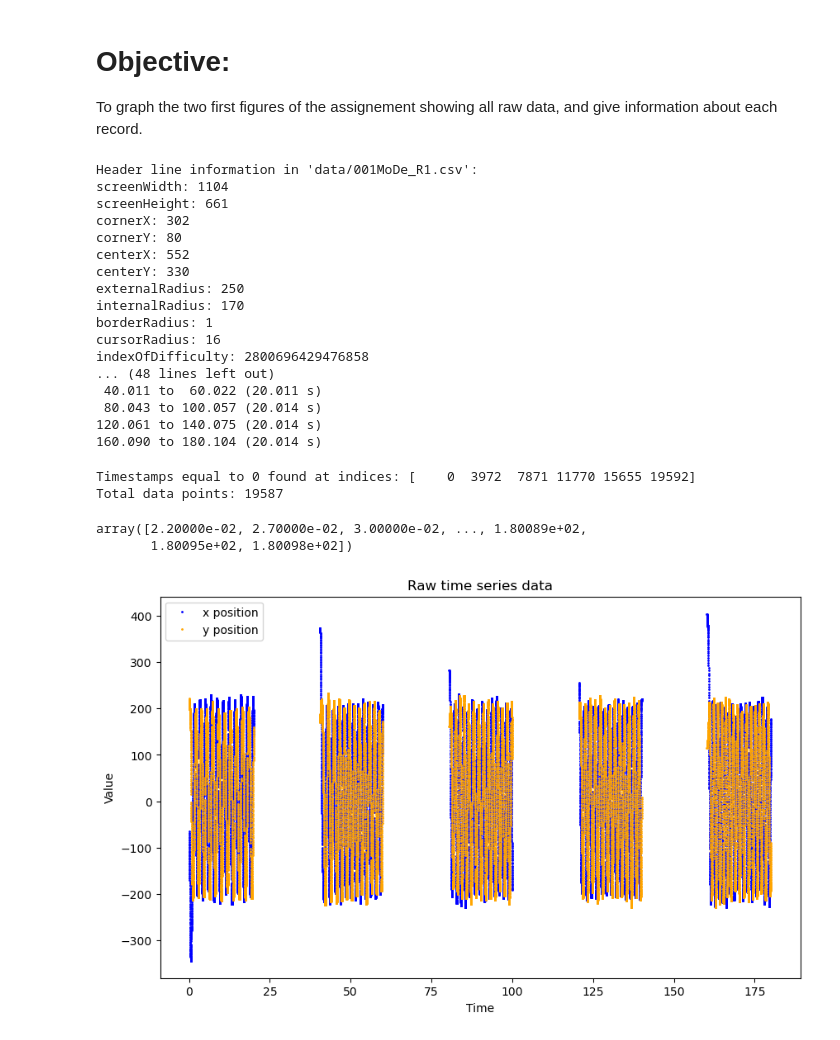
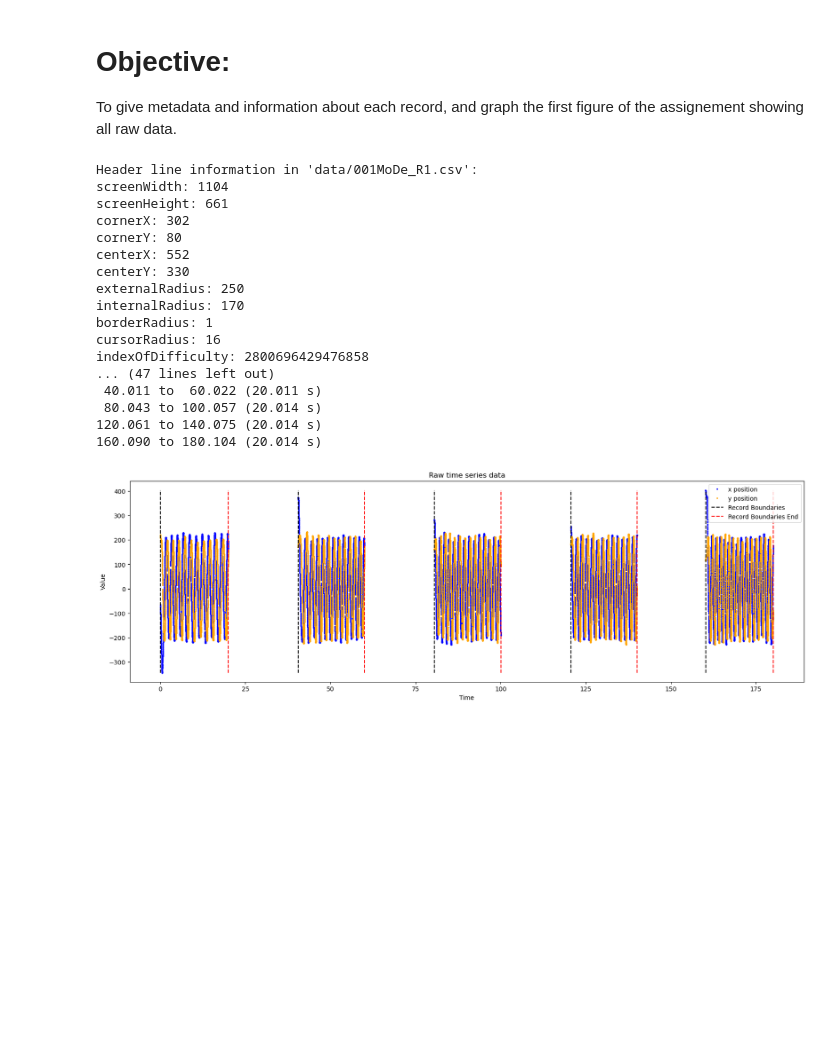
Before and after one commit to JoelSin-student/Circular-task-assignement-Savona-Singer-Virolan, a Jupyter notebook: notebooks/Joël - all data graphs.ipynb, the cells around one changed output. Saved outputs shown, nothing was run; the diff lists cells and outputs as text; code cells hidden in the pictures; blank space fills up the shorter version.

```diff
--- a/notebooks/Joël - all data graphs.ipynb
+++ b/notebooks/Joël - all data graphs.ipynb
@@ -1,6 +1,6 @@
 # %% [markdown]
 # Objective:
-To graph the two first figures of the assignement showing all raw data, and give information about each record.
+To give metadata and information about each record, and graph the first figure of the assignement showing all raw data.
 # %%
 # Libraries
 import numpy as np
@@ -11,11 +9,12 @@ import os
 # %%
+# Change working directory to repository root
 if os.getcwd().endswith("notebooks"):
     os.chdir("..")
 
 # Load recording data
 fNamerecord = 'data/001MoDe_R1.csv'
-record = np.genfromtxt(fNamerecord, delimiter=',', skip_header=3, skip_footer=0, names=True)
-record_info = np.genfromtxt(fNamerecord, delimiter=';', skip_footer=19597, names=True)
+record = np.genfromtxt(fNamerecord, delimiter=',', skip_header=3, skip_footer=0, names=True)  # Take only data
+record_info = np.genfromtxt(fNamerecord, delimiter=';', skip_footer=19597, names=True)  # Take only header info
 
 # Load markers and results data
 fNameresults = 'data/001MoDe_R1.marker.csv'
@@ -28,17 +27,15 @@ print(f"Header line information in 'data/001MoDe_R1.csv':\n{chr(10).join([name.r
 # As well as markers and performance information
 formatted_markers = [f"{marker[0]}: {marker[1]}" for marker in markers]  # Display ": " between name and value, possible because markers are 2 cols of str
 print(f"\nMarkers in 'data/001MoDe_R1.marker.csv':\n{chr(10).join(formatted_markers)}")
-for row in results:
+for row in results:       # Print results table
     print(' '.join(row))
 
-# Calculate and print record times
+# Calculate record and pauses times
 durations = []
 for i in range(3, 12):
     duration = (markers[i][0] - markers[i-1][0]) / 1000  # Convert to seconds
     durations.append(duration)
 durations = np.array(durations)
-
-print(durations)
 
 # Print only record durations (elements 0, 2, 4, ...)
 print("\nrecord times (milliseconds since the Unix epoch, 00:00:00 UTC on January 1, 1970):")
@@ -69,20 +66,19 @@ internalRadius: 170
 borderRadius: 1
 cursorRadius: 16
 indexOfDifficulty: 2800696429476858
-... (48 lines left out)
+... (47 lines left out)
  40.011 to  60.022 (20.011 s)
  80.043 to 100.057 (20.014 s)
 120.061 to 140.075 (20.014 s)
 160.090 to 180.104 (20.014 s)
 # %%
-# Thresholds between records: all values equal 0
+# Thresholds between records: starting + 0s in the dataset
 threshold_indices = np.array([0] + list(np.where(record['timestamp'] == 0)[0]))
-print(f"\nTimestamps equal to 0 found at indices: {threshold_indices}")  # Threshold indices output for later use
 
 # Define center
 center = np.array([552, 330])
 
-# Extract variables - concatenate all valid data segments
+# Extract variables in segments corresponding to each record
 time_segments = []
 x_segments = []
 y_segments = []
@@ -104,22 +100,20 @@ time = np.concatenate(time_segments)
 x = np.concatenate(x_segments)
 y = np.concatenate(y_segments)
 
-print(f"Total data points: {len(time)}")
-time
+# Start and end indices of each record to plot vertical lines
+starts = time[threshold_indices[:-1]+1]
+ends = time[threshold_indices[1:]-6]  # -6 to cope with thresholds exclusion
-# %% [output]
-Timestamps equal to 0 found at indices: [    0  3972  7871 11770 15655 19592]
-Total data points: 19587
-array([2.20000e-02, 2.70000e-02, 3.00000e-02, ..., 1.80089e+02,
-       1.80095e+02, 1.80098e+02])
 # %%
 # Plot all data according to time in one plot
-plt.figure(figsize=(10, 6))
-plt.plot(time, x, label='x position', color='blue', linestyle='None', marker='o', markersize=1)
-plt.plot(time, y, label='y position', color='orange', linestyle='None', marker='o', markersize=1)
+plt.figure(figsize=(20, 6))
+plt.plot(time, x, label='x position', color='blue', linestyle='None', marker='o', markersize=1.5)
+plt.plot(time, y, label='y position', color='orange', linestyle='None', marker='o', markersize=1.5)
+plt.vlines(starts, ymin=min(min(x), min(y)), ymax=max(max(x), max(y)), colors='black', linestyles='dashed', label='Record Boundaries')
+plt.vlines(ends, ymin=min(min(x), min(y)), ymax=max(max(x), max(y)), colors='red', linestyles='dashed', label='Record Boundaries End')
 plt.xlabel('Time')
 plt.ylabel('Value')
 plt.title('Raw time series data')
 plt.legend()
 plt.show()
 # %% [output]
-[figure, old version]
+[figure, new version]
```
Also changed, not shown: parts of 1 cell of this notebook.
